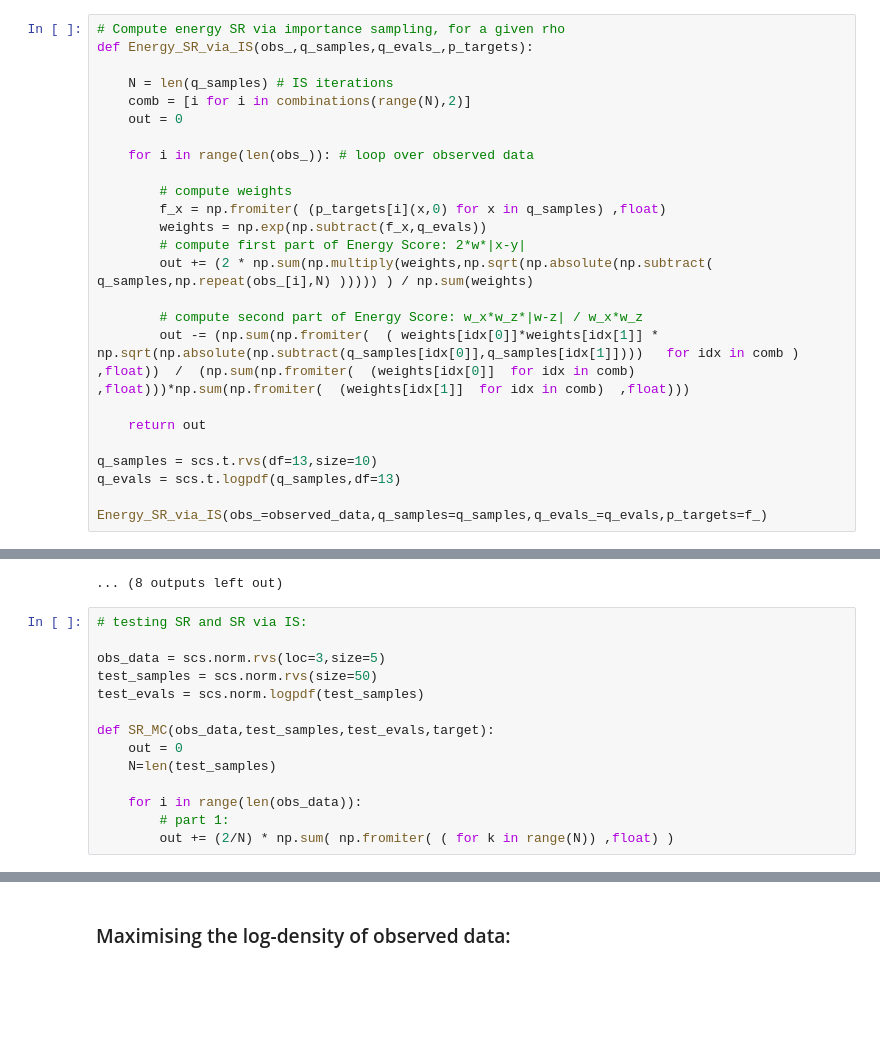
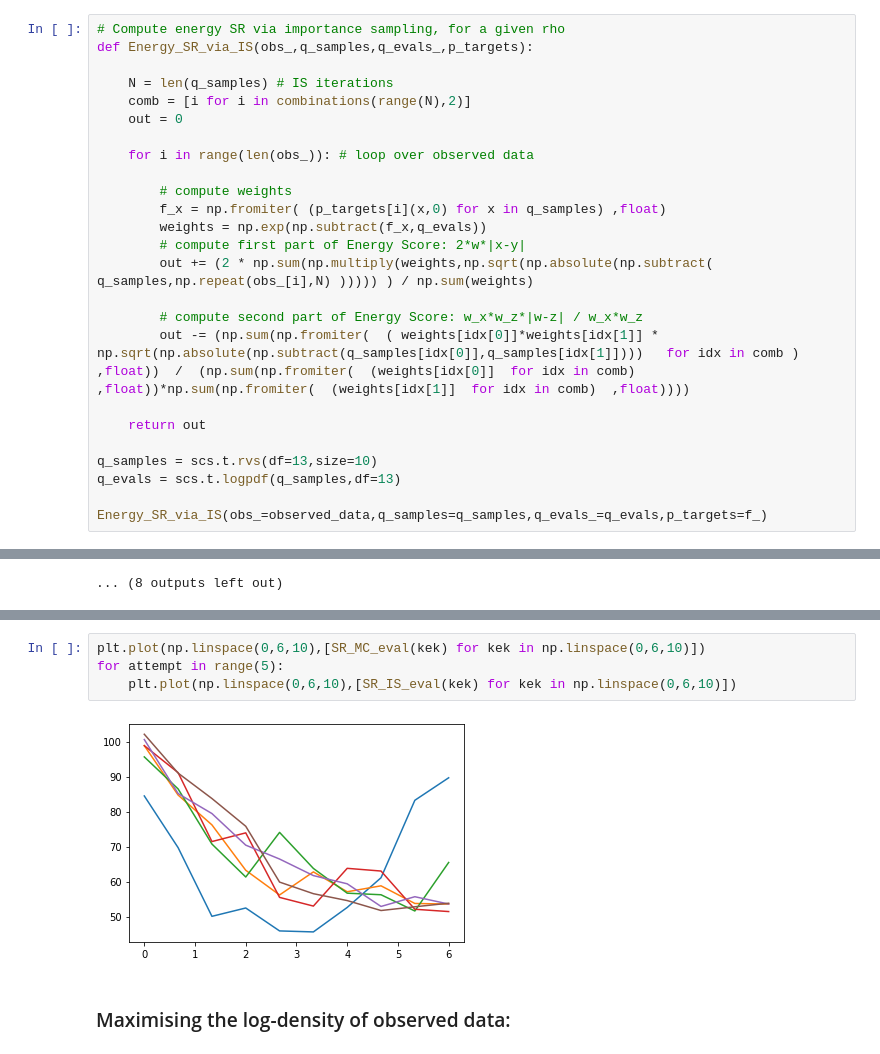
Before and after one commit to Huk-David/RSS-Discussion-paper-Martingale-Posterior-Distributions, a Jupyter notebook: Prequential Copulas - Code/Discussion paper - Notebook.ipynb, the cells around one changed output, grey strips where cells are left out. Saved outputs shown, nothing was run; the diff lists cells and outputs as text; blank space fills up the shorter version.

```diff
--- a/Prequential Copulas - Code/Discussion paper - Notebook.ipynb
+++ b/Prequential Copulas - Code/Discussion paper - Notebook.ipynb
@@ -230,7 +230,7 @@ def Energy_SR_via_IS(obs_,q_samples,q_evals_,p_targets):
         out += (2 * np.sum(np.multiply(weights,np.sqrt(np.absolute(np.subtract( q_samples,np.repeat(obs_[i],N) ))))) ) / np.sum(weights)
 
         # compute second part of Energy Score: w_x*w_z*|w-z| / w_x*w_z
-        out -= (np.sum(np.fromiter(  ( weights[idx[0]]*weights[idx[1]] * np.sqrt(np.absolute(np.subtract(q_samples[idx[0]],q_samples[idx[1]])))   for idx in comb )  ,float))  /  (np.sum(np.fromiter(  (weights[idx[0]]  for idx in comb)  ,float)))*np.sum(np.fromiter(  (weights[idx[1]]  for idx in comb)  ,float)))
+        out -= (np.sum(np.fromiter(  ( weights[idx[0]]*weights[idx[1]] * np.sqrt(np.absolute(np.subtract(q_samples[idx[0]],q_samples[idx[1]])))   for idx in comb )  ,float))  /  (np.sum(np.fromiter(  (weights[idx[0]]  for idx in comb)  ,float))*np.sum(np.fromiter(  (weights[idx[1]]  for idx in comb)  ,float))))
 
     return out
 
@@ -276,17 +276,3 @@ for attempt in range(10):
 [figure]
 [figure]
 ... (8 outputs left out)
-# %%
-# testing SR and SR via IS:
-
-obs_data = scs.norm.rvs(loc=3,size=5)
-test_samples = scs.norm.rvs(size=50)
-test_evals = scs.norm.logpdf(test_samples)
-
-def SR_MC(obs_data,test_samples,test_evals,target):
-    out = 0
-    N=len(test_samples)
-
-    for i in range(len(obs_data)):
-        # part 1:
-        out += (2/N) * np.sum( np.fromiter( ( for k in range(N)) ,float) )
@@ -297,3 +326,9 @@ array([2.50377916, 3.19215364, 3.49323111, 0.71216287, 2.49440723,
+# %%
+plt.plot(np.linspace(0,6,10),[SR_MC_eval(kek) for kek in np.linspace(0,6,10)])
+for attempt in range(5):
+    plt.plot(np.linspace(0,6,10),[SR_IS_eval(kek) for kek in np.linspace(0,6,10)])
+# %% [output]
+[figure, added]
 # %% [markdown]
 ### Maximising the log-density of observed data:
 # %%
```
Also changed, not shown: parts of 2 cells of this notebook.
